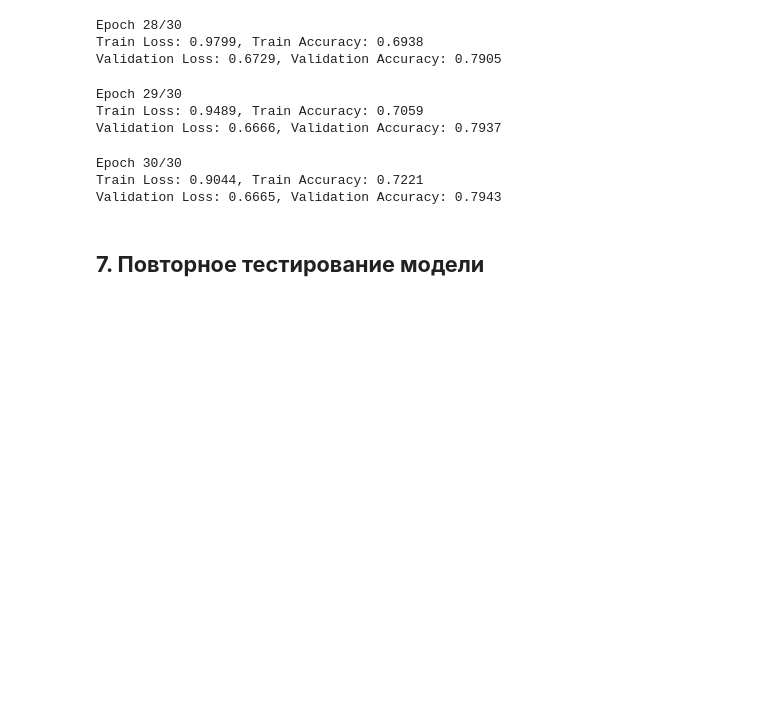
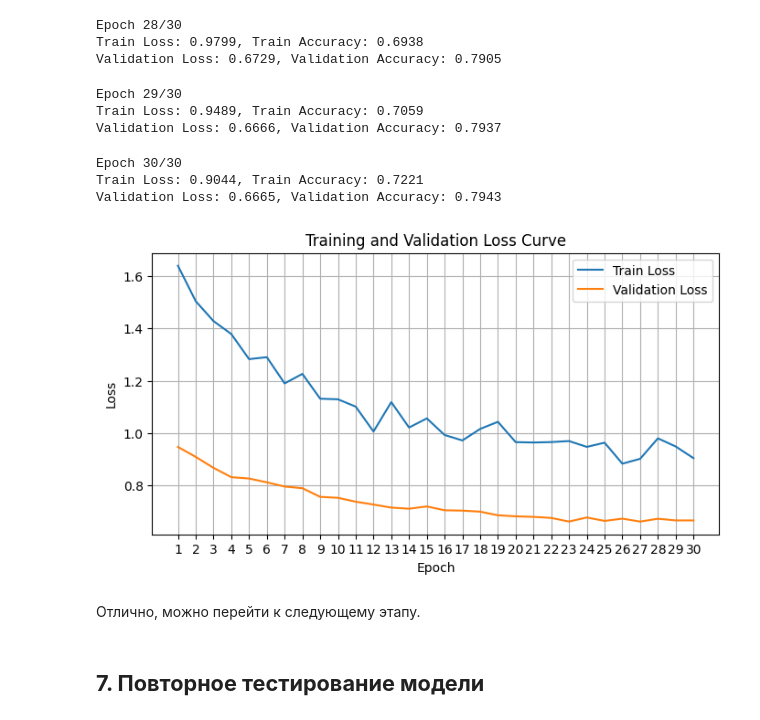
Before and after one commit to AkyLkaNastya/clothes, a Jupyter notebook: clothes_classifier.ipynb, the cells around one changed output. Drawn from its saved outputs; the diff is of its cells as text; code cells hidden in the pictures; blank space fills up the shorter version.

```diff
--- a/clothes_classifier.ipynb
+++ b/clothes_classifier.ipynb
@@ -1035,6 +978,12 @@ Validation Loss: 0.6666, Validation Accuracy: 0.7937
 Epoch 30/30
 Train Loss: 0.9044, Train Accuracy: 0.7221
 Validation Loss: 0.6665, Validation Accuracy: 0.7943
+# %%
+loss_plot(train_losses, val_losses)
+# %% [output]
+[figure, added]
+# %% [markdown]
+Отлично, можно перейти к следующему этапу.
 # %% [markdown]
 ## **7. Повторное тестирование модели**
 # %%
```
Also changed, not shown: parts of 36 cells of this notebook, 11 other files.
